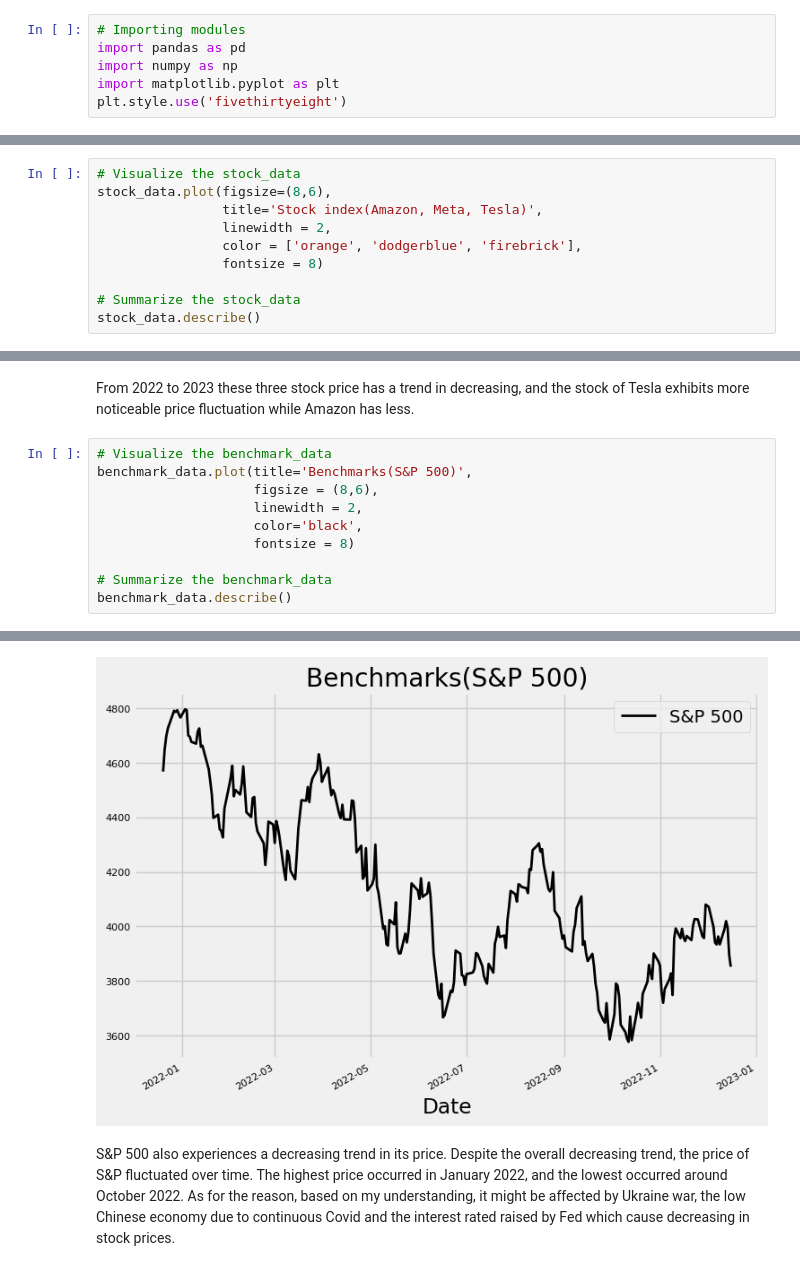
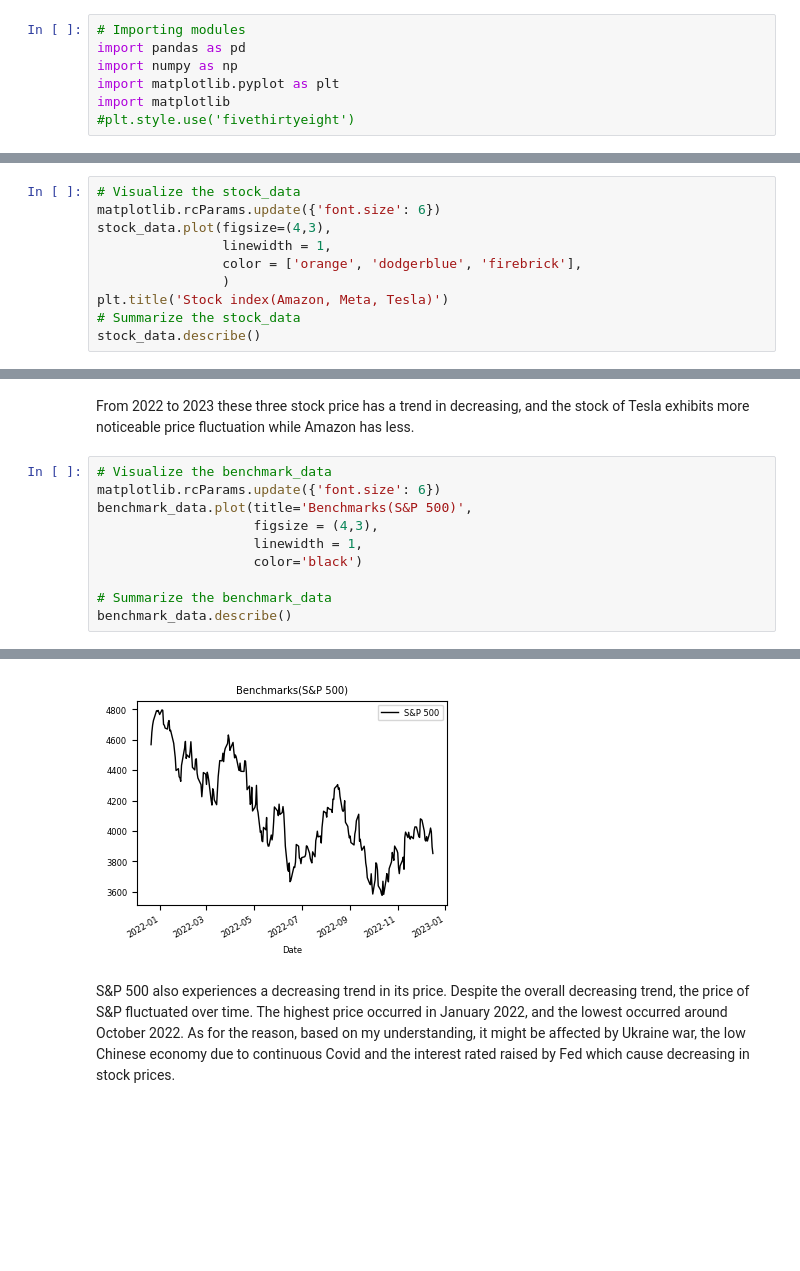
Before and after one commit to wswu001/Risk-Return-The-Sharpe-Ratio, a Jupyter notebook: main.ipynb, the cells around one changed output, grey strips where cells are left out. Cells and saved outputs as stored; diff of their text form; blank space fills up the shorter version.

```diff
--- a/main.ipynb
+++ b/main.ipynb
@@ -25,7 +24,8 @@ To simply the scale of the project, the benchmark used here is stock index(S&P 5
 import pandas as pd
 import numpy as np
 import matplotlib.pyplot as plt
-plt.style.use('fivethirtyeight')
+import matplotlib
+#plt.style.use('fivethirtyeight')
 # %% [markdown]
 ### Preprocess Data
 # %%
@@ -109,12 +109,12 @@ benchmark_data.head(5)
 ### Visualize and summarize daily stock prices
 # %%
 # Visualize the stock_data
-stock_data.plot(figsize=(8,6),
-                title='Stock index(Amazon, Meta, Tesla)',
-                linewidth = 2,
+matplotlib.rcParams.update({'font.size': 6})
+stock_data.plot(figsize=(4,3),
+                linewidth = 1,
                 color = ['orange', 'dodgerblue', 'firebrick'],
-                fontsize = 8)
-
+                )
+plt.title('Stock index(Amazon, Meta, Tesla)')
 # Summarize the stock_data
 stock_data.describe()
 # %% [output]
@@ -132,25 +132,25 @@ stock_data.describe()
 From 2022 to 2023 these three stock price has a trend in decreasing, and the stock of Tesla exhibits more noticeable price fluctuation while Amazon has less.
 # %%
 # Visualize the benchmark_data
+matplotlib.rcParams.update({'font.size': 6})
 benchmark_data.plot(title='Benchmarks(S&P 500)',
-                    figsize = (8,6),
-                    linewidth = 2,
-                    color='black',
-                    fontsize = 8)
+                    figsize = (4,3),
+                    linewidth = 1,
+                    color='black')
 
 # Summarize the benchmark_data
 benchmark_data.describe()
 # %% [output]
 |  | S&P 500 |
 | count | 251.000000 |
 | mean | 4130.661873 |
 | std | 309.869312 |
 | min | 3577.030000 |
 | 25% | 3900.825000 |
 | 50% | 4088.850000 |
 | 75% | 4389.115000 |
 | max | 4796.560000 |
-[figure, old version]
+[figure, new version]
 # %% [markdown]
 S&P 500 also experiences a decreasing trend in its price. Despite the overall decreasing trend, the price of S&P fluctuated over time. The highest price occurred in January 2022, and the lowest occurred around October 2022. As for the reason, based on my understanding, it might be affected by Ukraine war, the low Chinese economy due to continuous Covid and the interest rated raised by Fed which cause decreasing in stock prices.
 # %% [markdown]
```
Also changed, not shown: parts of 9 cells of this notebook.
